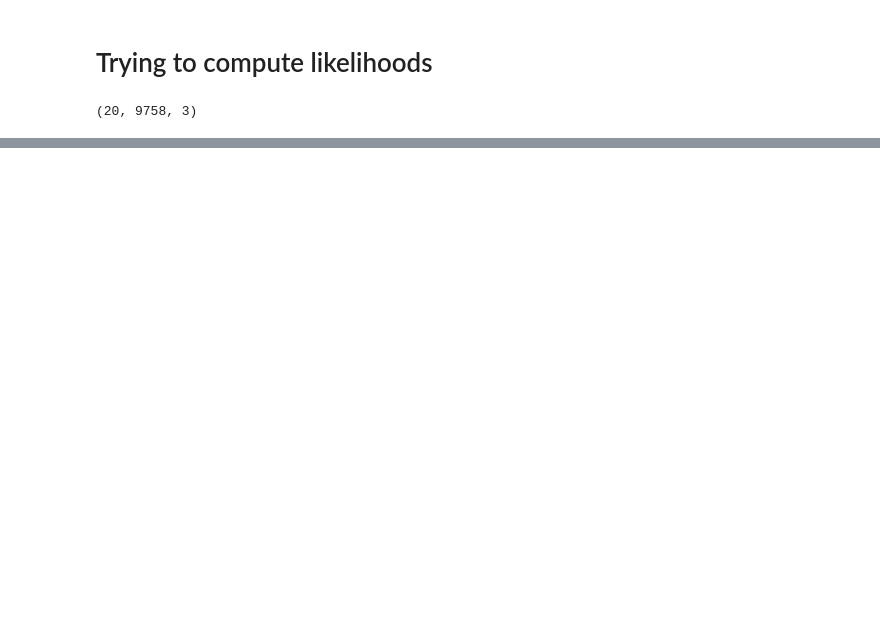
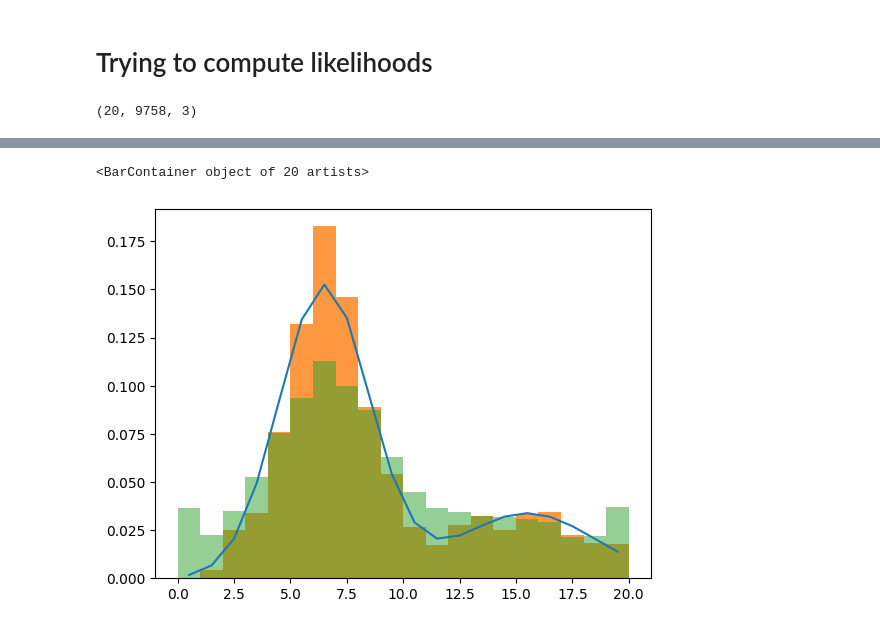
Before and after one commit to aevans1/ensemble_sim, a Jupyter notebook: source_estimation_playground_alt.ipynb, the cells around one changed output, grey strips where cells are left out. Saved outputs shown, nothing was run; the diff lists cells and outputs as text; code cells hidden in the pictures; blank space fills up the shorter version.

```diff
--- a/source_estimation_playground_alt.ipynb
+++ b/source_estimation_playground_alt.ipynb
@@ -518,7 +400,7 @@ def compute_log_likelihood_all_images_single_conformation(atom_positions,imaging
             potential=voxel_potential, observed_imaging_stack_vmap=x, observed_imaging_stack_novmap=imaging_stack_novmap
         ),
         xs=imaging_stack_vmap,
-        batch_size=10,
+        batch_size=1000,
     )
 
     return likelihoods
@@ -544,4 +426,4 @@ print(atom_positions_all.shape)
 # %% [output]
 (20, 9758, 3)
 # %%
-likelihood = compute_log_likelihood_all_images_single_conformation(atom_positions_all, imaging_stack_vmap, args)
+log_likelihood = compute_log_likelihood_all_images_single_conformation(atom_positions_all, imaging_stack_vmap, args).T
@@ -576,0 +430,24 @@ plt.plot(likelihood[:, 10])
+# %%
+nodes = jnp.arange(0, 20, 1) + 0.5
+x = jnp.argmax(log_likelihood, axis = 1)
+hard_weights, _ = jnp.histogram(x, bins =jnp.arange(0, 21, 1))
+hard_weights /= jnp.sum(hard_weights)
+log_likelihood_aux = log_likelihood - jnp.max(log_likelihood, 1)[:, jnp.newaxis]
+
+# NOTE: we cannot exponentiate this if previous step hasn't happened
+weights = (1/log_likelihood.shape[1])*jnp.ones(log_likelihood.shape[1])
+likelihood = jnp.exp(log_likelihood_aux)
+model = jnp.sum(likelihood*weights, axis=1)
+grad = jnp.mean(likelihood/model[:, jnp.newaxis], axis=0)
+weights = weights*grad
+softmax_weights = optimization.multiplicative_gradient(log_likelihood, max_iterations=1)
+
+plt.plot(nodes, true_weights, label='true', color="C0")
+ensemble_weights = optimization.multiplicative_gradient(log_likelihood, max_iterations=100)
+plt.bar(nodes, ensemble_weights,
+        width=1, label='EM Weights', color="C1", alpha=0.8)
+plt.bar(nodes, hard_weights,
+        width=1, label='EM Weights', color="C2", alpha=0.5)
+# %% [output]
+<BarContainer object of 20 artists>
+[figure, added]
```
Also changed, not shown: parts of 9 cells of this notebook, 39 other files.
